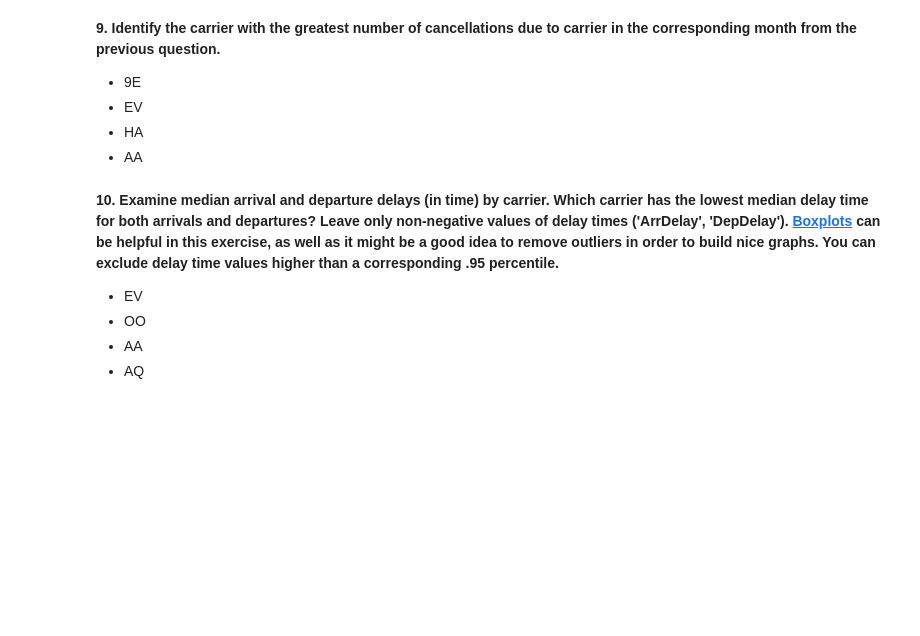
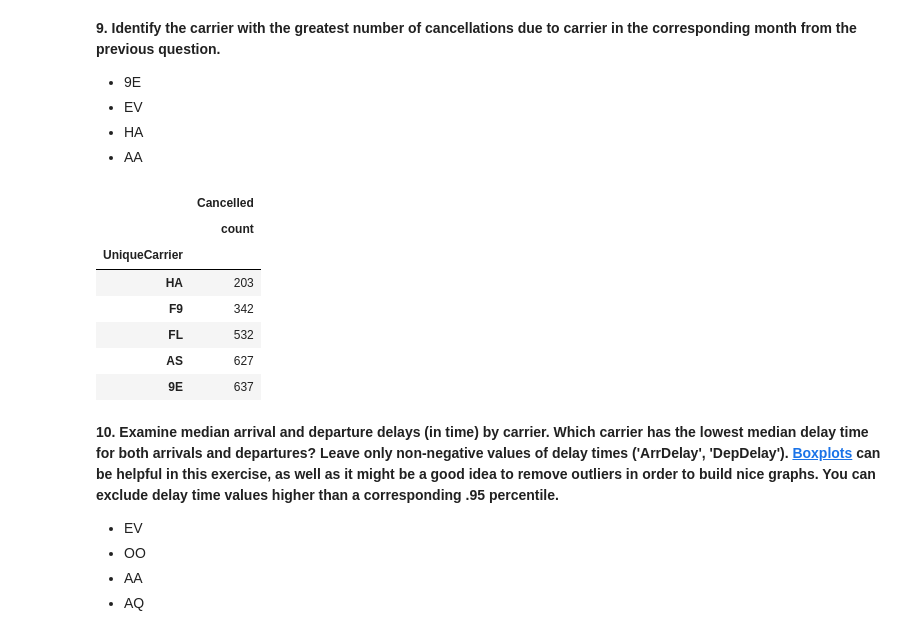
Before and after one commit to anoop9/mlcourse.ai, a Jupyter notebook: jupyter_english/assignments_fall2018/assignment2_USA_flights.ipynb, the cells around one changed output. Cells and saved outputs as stored; diff of their text form; code cells hidden in the pictures; blank space fills up the shorter version.

```diff
--- a/jupyter_english/assignments_fall2018/assignment2_USA_flights.ipynb
+++ b/jupyter_english/assignments_fall2018/assignment2_USA_flights.ipynb
@@ -296,3 +389,18 @@ num_flights_by_date.rolling(window=7).mean().plot();
+# %%
+# You code here
+df[(df['CarrierDelay'] >0) & (df['Cancelled'] ==0) & (df['Month'] ==9)].groupby('UniqueCarrier') \
+.agg({'Cancelled': ['count']})\
+.sort_values(('Cancelled', 'count'), ascending=True)\
+  .iloc[0:5]
+# %% [output]
+|  | Cancelled |
+|  | count |
+| UniqueCarrier |  |
+| HA | 203 |
+| F9 | 342 |
+| FL | 532 |
+| AS | 627 |
+| 9E | 637 |
 # %% [markdown]
 **10. Examine median arrival and departure delays (in time) by carrier. Which carrier has the lowest median delay time for both arrivals and departures? Leave only non-negative values of delay times ('ArrDelay', 'DepDelay').
 [Boxplots](https://seaborn.pydata.org/generated/seaborn.boxplot.html) can be helpful in this exercise, as well as it might be a good idea to remove outliers in order to build nice graphs. You can exclude delay time values higher than a corresponding .95 percentile.**
```
Also changed, not shown: parts of 14 cells of this notebook.
